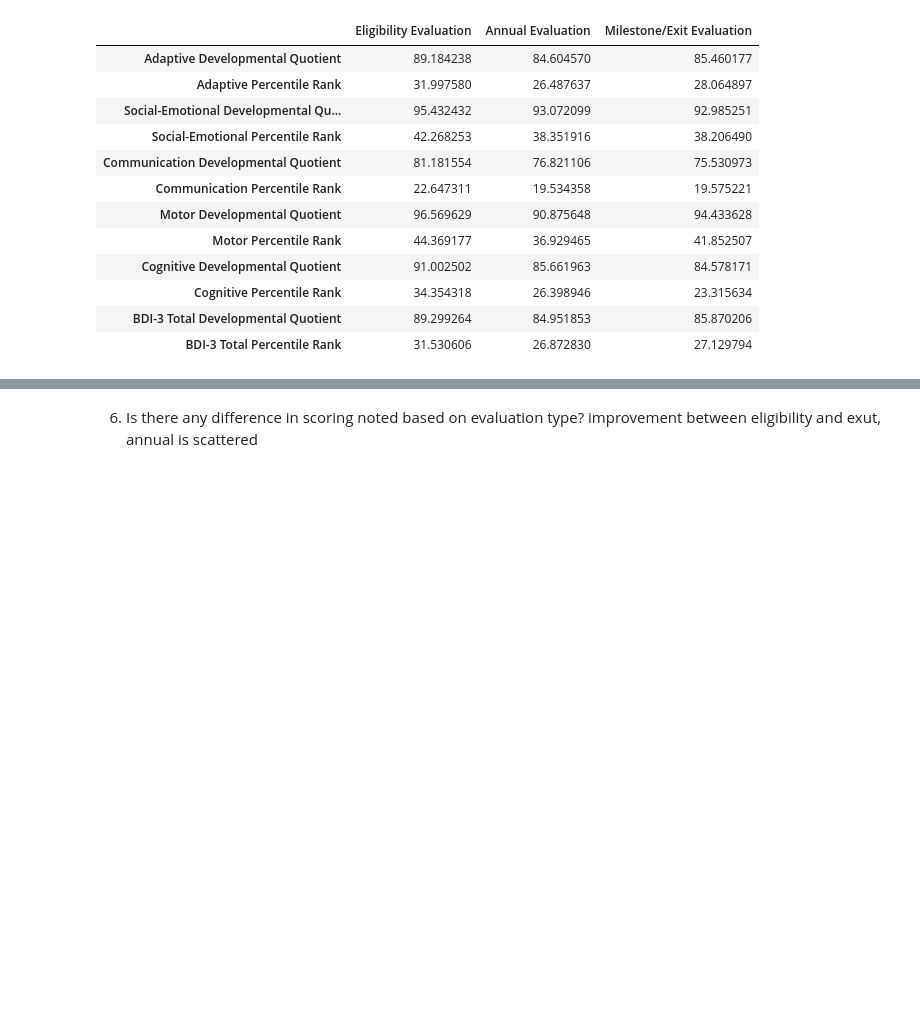
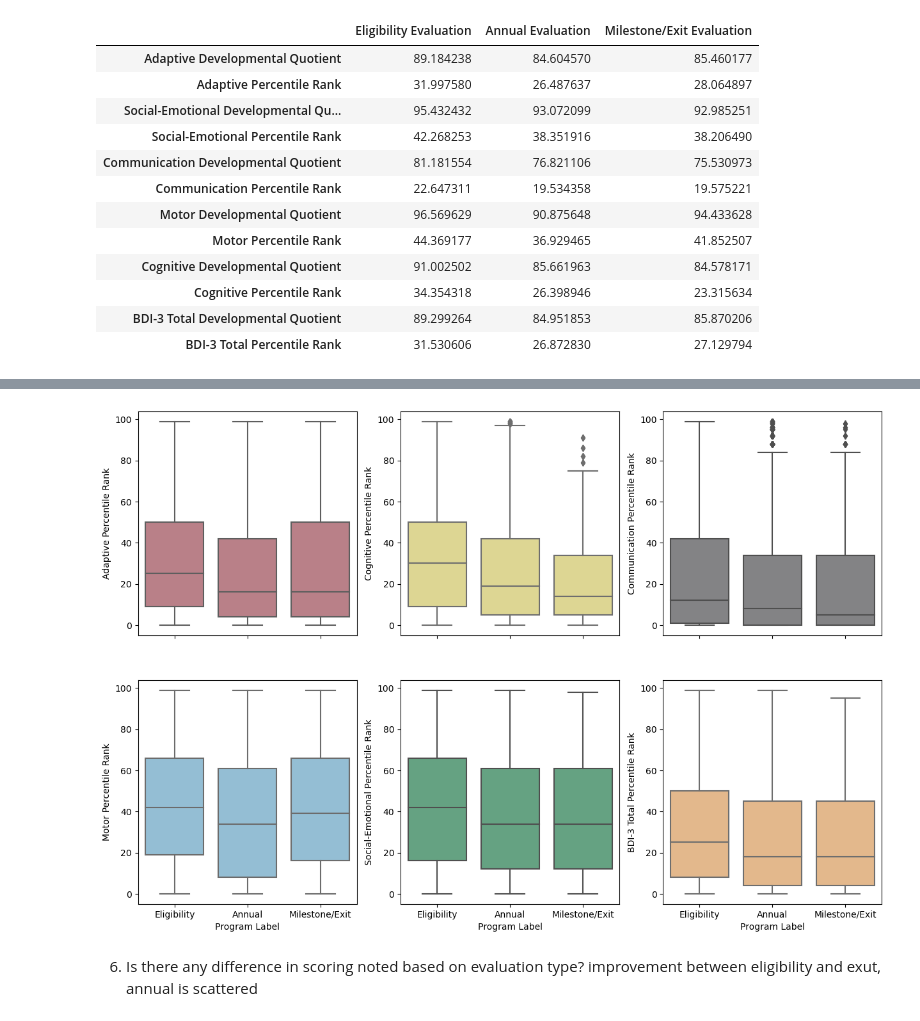
Before and after one commit to NSS-Full-Time-Data-Analytics-11/teis-project-tucker, a Jupyter notebook: take3.ipynb, the cells around one changed output, grey strips where cells are left out. Cells and saved outputs as stored; diff of their text form; code cells hidden in the pictures; blank space fills up the shorter version.

```diff
--- a/take3.ipynb
+++ b/take3.ipynb
@@ -110,0 +133,3 @@ mean_scores_comparison_numeric
+# %%
+pulls['Program Label'] = pulls['Program Label'].apply(lambda x: x.replace('BDI-3 Eligibility Evaluation', "Eligibility"))
+pulls.head(1)
@@ -110,0 +141,4 @@ mean_scores_comparison_numeric
+# %%
+pulls['Program Label'] = pulls['Program Label'].apply(lambda x: x.replace('BDI-3 Annual','Annual'))
+# %%
+pulls['Program Label'] = pulls['Program Label'].apply(lambda x: x.replace('BDI-3 Milestone or Exit Evaluation', 'Milestone/Exit'))
@@ -111,3 +149,22 @@ mean_scores_comparison_numeric
+# %%
+adaptive = ['#C37681']
+cognitive = ['#EAE086']
+communication = ['#838385']
+motor = ['#89C1DF']
+socialemo = ['#5BAC82']
+bdi3total = ['#F1B87E']
+# %%
+fig, axes = plt.subplots(2, 3, figsize = (15, 10))
+
+
+sns.boxplot(ax = axes[0,0], x = pulls['Program Label'], y = pulls['Adaptive Percentile Rank'], palette = adaptive).set(xticklabels=[], xlabel=None)
+sns.boxplot(ax = axes[0,1], x = pulls['Program Label'], y = pulls['Cognitive Percentile Rank'], palette = cognitive).set(xticklabels=[], xlabel=None)
+sns.boxplot(ax = axes[0,2], x = pulls['Program Label'], y = pulls['Communication Percentile Rank'], palette = communication).set(xticklabels=[], xlabel=None)
+sns.boxplot(ax = axes[1,0], x = pulls['Program Label'], y = pulls['Motor Percentile Rank'], palette = motor)
+sns.boxplot(ax = axes[1,1], x = pulls['Program Label'], y = pulls['Social-Emotional Percentile Rank'], palette = socialemo)
+sns.boxplot(ax = axes[1,2], x = pulls['Program Label'], y = pulls['BDI-3 Total Percentile Rank'], palette = bdi3total);
+# %% [output]
+[figure, added]
 # %% [markdown]
 6. Is there any difference in scoring noted based on evaluation type? improvement between eligibility and exut, annual is scattered
 # %%
```
Also changed, not shown: parts of 52 cells of this notebook, 3 other files.
